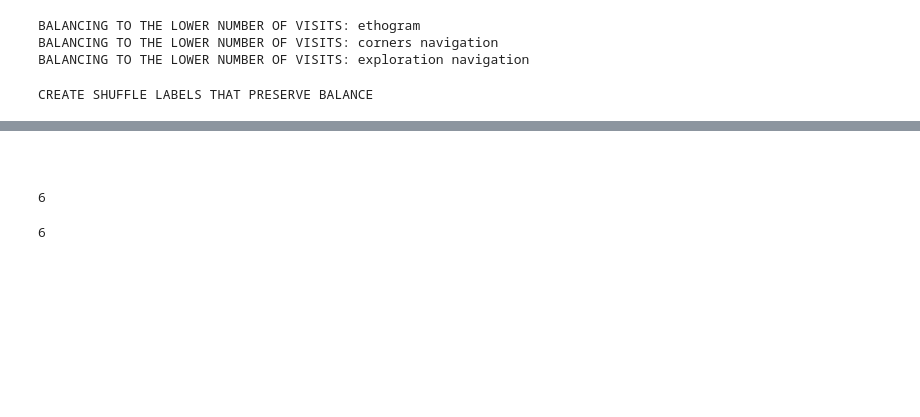
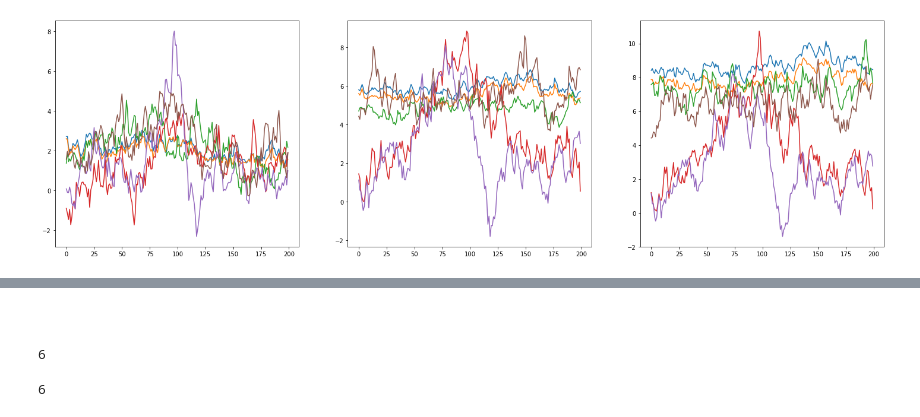
Before and after one commit to melisamc89/neural_analysys, a Jupyter notebook: src/representational_distance.ipynb, the cells around one changed output, grey strips where cells are left out. Drawn from its saved outputs; the diff is of its cells as text; code cells hidden in the pictures; blank space fills up the shorter version.

```diff
--- a/src/representational_distance.ipynb
+++ b/src/representational_distance.ipynb
@@ -38,7 +40,7 @@ import warnings
 warnings.filterwarnings("ignore")
 from analysis_functions import *
 # %%
-mouse = 56165      ### mouse number id
+mouse = 411857     ### mouse number id
 decoding_v = 1            ## decoding version, normaly equal to one
 motion_correction_v = 20  ### 100 means everything was aligned, 200 means it was also equalized, 20 is for day wise
 alignment_v = 3           ## alignment version, version 3 is for day wise
@@ -50,7 +52,7 @@ component_evaluation_v = 1 ## component evaluation version
 # registration_v = 2        ## registration version
 sf = 10                   ## sampling frequency of the original signal
 re_sf= 1                 ## value of resampling
-session_now = 1
+session_now = 3
 period = int(10 * sf / re_sf)
 period_resting = period *50
 N_SHUFFLINGS = 50
@@ -66,7 +68,7 @@ tracking_dir = os.environ['PROJECT_DIR'] + 'calcium_imaging_behaviour/data/cente
 objects_dir= os.environ['PROJECT_DIR'] + 'calcium_imaging_behaviour/data/object_positions/'
 figure_path = os.environ['PROJECT_DIR'] +'neural_analysis/figures/trial_aligned_events/'
 # %%
-#activity_list,timeline_list,behaviour_list,corners_list,parameters_time,parameters_list,parameters_list2, speed_list = load_data(mouse, session_now,decoding_v, motion_correction_v, alignment_v, equalization_v,source_extraction_v,component_evaluation_v, re_sf,file_directory, timeline_file_dir, behaviour_dir, behaviour_dir_parameters, tracking_dir, objects_dir)
+activity_list,timeline_list,behaviour_list,corners_list,parameters_time,parameters_list,parameters_list2, speed_list = load_data(mouse, session_now,decoding_v, motion_correction_v, alignment_v, equalization_v,source_extraction_v,component_evaluation_v, re_sf,file_directory, timeline_file_dir, behaviour_dir, behaviour_dir_parameters, tracking_dir, objects_dir)
 activity_list_trial,timeline_list_trial,behaviour_list_trial,corners_list_trial,parameters_time_trial,parameters_list_trial,parameters_list2_trial, speed_list_trial = load_data_trial(mouse, session_now,decoding_v, motion_correction_v, alignment_v, equalization_v,source_extraction_v,component_evaluation_v, re_sf,file_directory, timeline_file_dir, behaviour_dir, behaviour_dir_parameters, tracking_dir, objects_dir)
 # %% [output]
 LOADING TRIALS ACTIVITY AND CREATING LIST OF ACTIVITY, TRACKING AND BEHAVIOUR
@@ -153,29 +168,30 @@ NOW WE SEPARATE EVENTS TYPES ACCORDING TO CORNER/OBJECT VISIT
-# %%
-print('BALANCING TO THE LOWER NUMBER OF VISITS: ethogram')
-events_number_etho, events_etho_b, events_etho_s_b = balancing_visits(number_of_events_etho,events_duration_etho,events_id_etho)
-events_number_etho_trial, events_etho_b_trial, events_etho_s_b_trial = balancing_visits(number_of_events_etho_trial,events_duration_etho_trial,events_id_etho_trial)
-
-print('BALANCING TO THE LOWER NUMBER OF VISITS: corners navigation')
-events_number_nav, events_nav_b, events_nav_s_b = balancing_visits(number_of_events_nav,events_duration_nav,events_id_nav)
-events_number_nav_trial, events_nav_b_trial, events_nav_s_b_trial = balancing_visits(number_of_events_nav_trial,events_duration_nav_trial,events_id_nav_trial)
-
-print('BALANCING TO THE LOWER NUMBER OF VISITS: exploration navigation')
-events_number_exp, events_exp_b, events_exp_s_b = balancing_visits(number_of_events_exp,events_duration_exp,events_id_exp)
-events_number_exp_trial, events_exp_b_trial, events_exp_s_b_trial = balancing_visits(number_of_events_exp_trial,events_duration_exp_trial,events_id_exp_trial)
-# %% [output]
-BALANCING TO THE LOWER NUMBER OF VISITS: ethogram
-BALANCING TO THE LOWER NUMBER OF VISITS: corners navigation
-BALANCING TO THE LOWER NUMBER OF VISITS: exploration navigation
-# %%
-print('CREATE SHUFFLE LABELS THAT PRESERVE BALANCE')
-#events_etho_shuffle_b = create_shuffling(events_etho,events_shuffle_etho,events_counter_etho,events_onset_etho,number_of_events_etho,events_id_etho,events_etho_b,N_SHUFFLINGS)
-events_nav_shuffle_b = create_shuffling(events_nav,events_shuffle_nav,events_counter_nav,events_onset_nav,number_of_events_nav,events_id_nav,events_nav_b,N_SHUFFLINGS)
-events_exp_shuffle_b = create_shuffling(events_exp,events_shuffle_exp,events_counter_exp,events_onset_exp,number_of_events_exp,events_id_exp,events_exp_b,N_SHUFFLINGS)
-
-#events_etho_shuffle_b_trial = create_shuffling(events_etho_trial,events_shuffle_etho_trial,events_counter_etho_trial,events_onset_etho_trial,number_of_events_etho_trial,events_id_etho_trial,events_etho_b_trial,N_SHUFFLINGS)
-#events_nav_shuffle_b_trial = create_shuffling(events_nav,events_shuffle_nav,events_counter_nav_trial,events_onset_nav_trial,number_of_events_nav_trial,events_id_nav_trial,events_nav_b_trial,N_SHUFFLINGS)
-#events_exp_shuffle_b_trial = create_shuffling(events_exp,events_shuffle_exp,events_counter_exp_trial,events_onset_exp_trial,number_of_events_exp_trial,events_id_exp_trial,events_exp_b_trial,N_SHUFFLINGS)
-# %% [output]
-CREATE SHUFFLE LABELS THAT PRESERVE BALANCE
+# %%
+figure, axes = plt.subplots(1,3)
+
+axes[0].plot(distance_etho.neural[0])
+axes[0].plot(distance_etho.pca[0])
+axes[0].plot(distance_etho.cca_time[0])
+axes[0].plot(distance_etho.cca_allo[0])
+axes[0].plot(distance_etho.cca_ego[0])
+axes[0].plot(distance_etho.lda[0])
+
+axes[1].plot(distance_nav.neural[0])
+axes[1].plot(distance_nav.pca[0])
+axes[1].plot(distance_nav.cca_time[0])
+axes[1].plot(distance_nav.cca_allo[0])
+axes[1].plot(distance_nav.cca_ego[0])
+axes[1].plot(distance_nav.lda[0])
+
+axes[2].plot(distance_exp.neural[0])
+axes[2].plot(distance_exp.pca[0])
+axes[2].plot(distance_exp.cca_time[0])
+axes[2].plot(distance_exp.cca_allo[0])
+axes[2].plot(distance_exp.cca_ego[0])
+axes[2].plot(distance_exp.lda[0])
+
+figure.set_size_inches([25,7])
+figure.savefig(figure_path + 'mouse_' + f'{mouse}' + '_session_' + f'{session_now}' + '.png' )
+# %% [output]
+[figure, added]
 # %%
 # %% [output]
```
Also changed, not shown: parts of 27 cells of this notebook, 3 other files.
